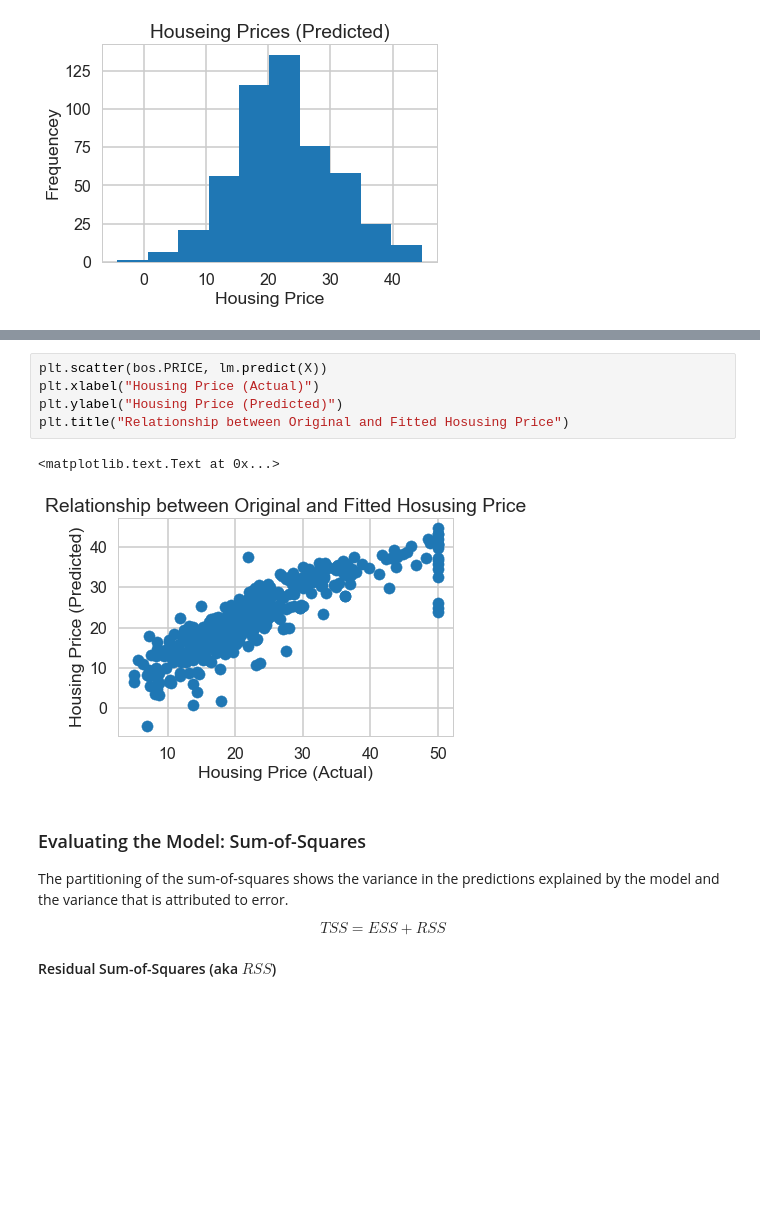
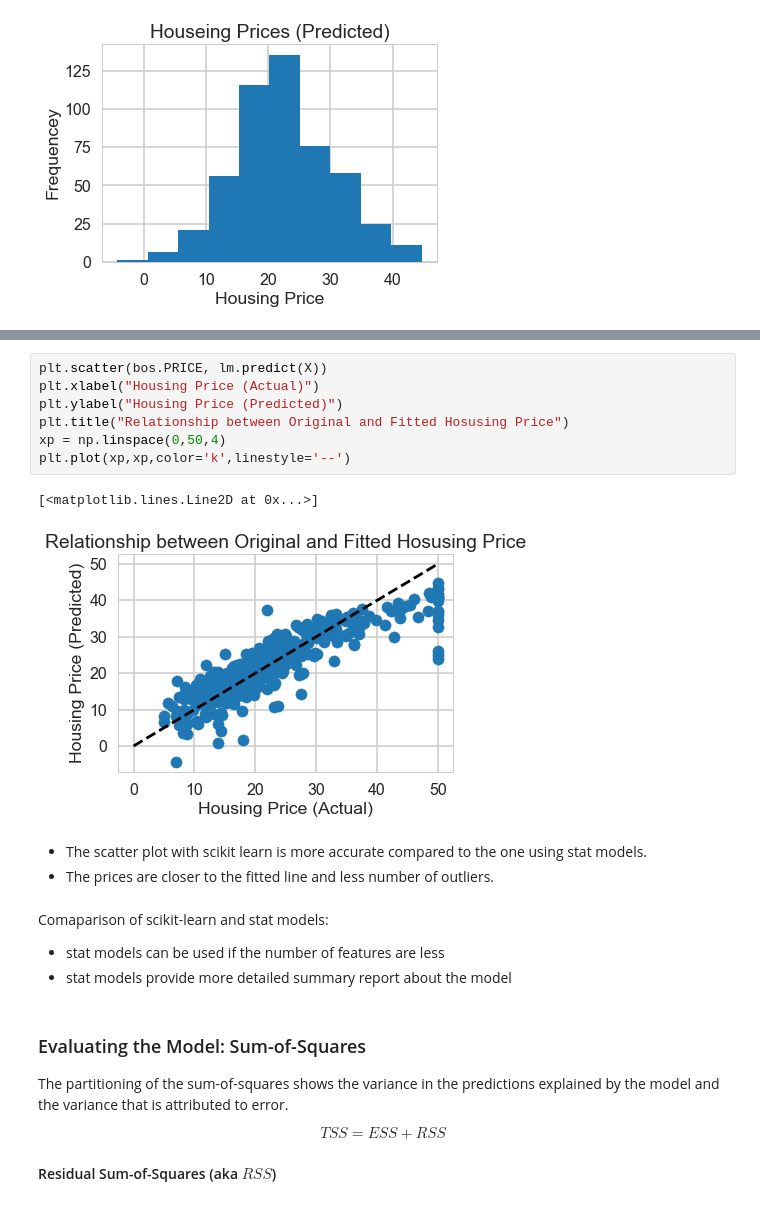
Before and after one commit to sowjanya2106/Springboard, a Jupyter notebook: Machine Learning/linear_regression/Mini_Project_Linear_Regression.ipynb, the cells around one changed output, grey strips where cells are left out. Cells and saved outputs as stored; diff of their text form; blank space fills up the shorter version.

```diff
--- a/Machine Learning/linear_regression/Mini_Project_Linear_Regression.ipynb
+++ b/Machine Learning/linear_regression/Mini_Project_Linear_Regression.ipynb
@@ -628,11 +691,20 @@ plt.show()
 # %%
 plt.scatter(bos.PRICE, lm.predict(X))
 plt.xlabel("Housing Price (Actual)")
 plt.ylabel("Housing Price (Predicted)")
 plt.title("Relationship between Original and Fitted Hosusing Price")
+xp = np.linspace(0,50,4)
+plt.plot(xp,xp,color='k',linestyle='--')
 # %% [output]
-<matplotlib.text.Text at 0x...>
+[<matplotlib.lines.Line2D at 0x...>]
-[figure, old version]
+[figure, new version]
+# %% [markdown]
+- The scatter plot with scikit learn is more accurate compared to the one using stat models.
+- The prices are closer to the fitted line and less number of outliers.
+# %% [markdown]
+Comaparison of scikit-learn and stat models:
+- stat models can be used if the number of features are less
+- stat models provide more detailed summary report about the model
 # %% [markdown]
 ### Evaluating the Model: Sum-of-Squares
 
```
Also changed, not shown: parts of 45 cells of this notebook.
